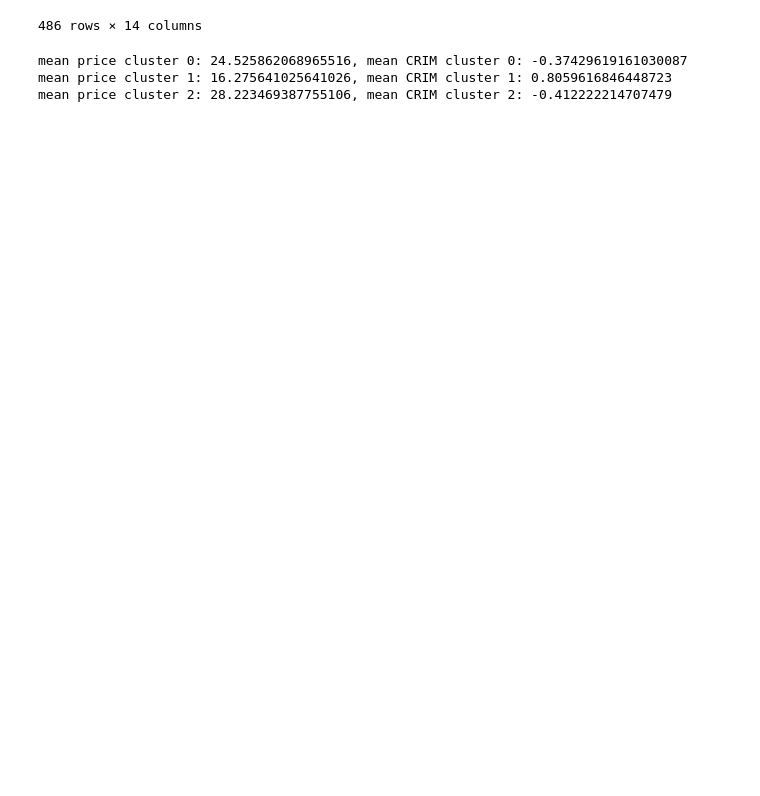
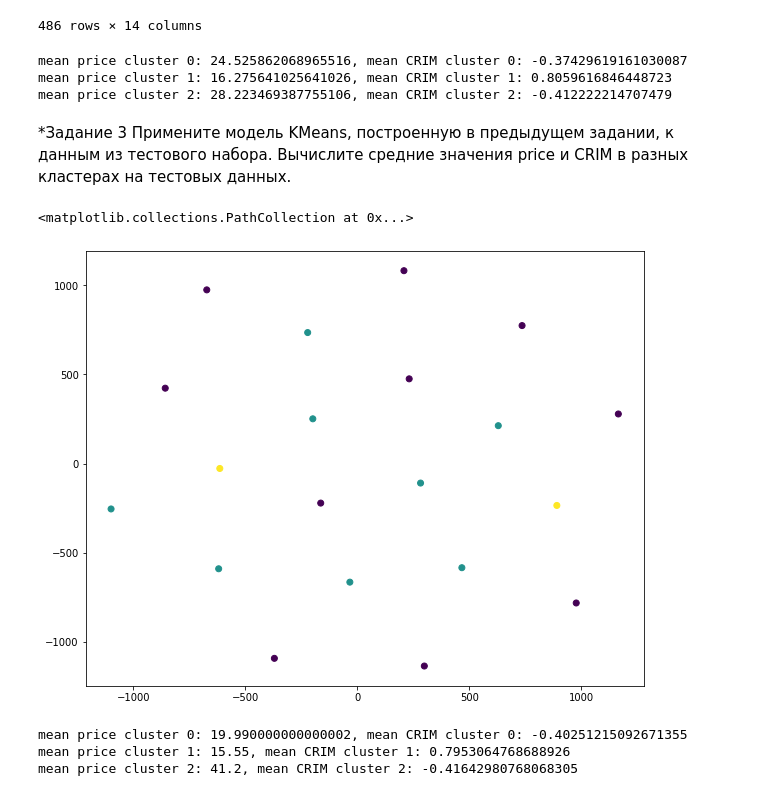
Before and after one commit to a1exsan/np_pd_sklearn_practice, a Jupyter notebook: practice1/practice4.ipynb, the cells around one changed output. Drawn from its saved outputs; the diff is of its cells as text; code cells hidden in the pictures; blank space fills up the shorter version.

```diff
--- a/practice1/practice4.ipynb
+++ b/practice1/practice4.ipynb
@@ -119,3 +119,27 @@ for i in range(3):
 mean price cluster 0: 24.525862068965516, mean CRIM cluster 0: -0.37429619161030087
 mean price cluster 1: 16.275641025641026, mean CRIM cluster 1: 0.8059616846448723
 mean price cluster 2: 28.223469387755106, mean CRIM cluster 2: -0.412222214707479
+# %% [markdown]
+*Задание 3
+Примените модель KMeans, построенную в предыдущем задании,
+к данным из тестового набора.
+Вычислите средние значения price и CRIM в разных кластерах на тестовых данных.
+# %%
+label_test = kmean.predict(X_test)
+# %%
+X_test_tsne = tsne.fit_transform(X_test)
+# %%
+plt.figure(figsize=(10, 8))
+
+plt.scatter(X_test_tsne[:, 0], X_test_tsne[:, 1], c=label_test)
+# %% [output]
+<matplotlib.collections.PathCollection at 0x...>
+[figure, added]
+# %%
+for i in range(3):
+    cond = label_test == i
+    print(f"mean price cluster {i}: {float(y_test[cond].mean())}, mean CRIM cluster {i}: {float(X_test[cond]['CRIM'].mean())}")
+# %% [output]
+mean price cluster 0: 19.990000000000002, mean CRIM cluster 0: -0.40251215092671355
+mean price cluster 1: 15.55, mean CRIM cluster 1: 0.7953064768688926
+mean price cluster 2: 41.2, mean CRIM cluster 2: -0.41642980768068305
```
